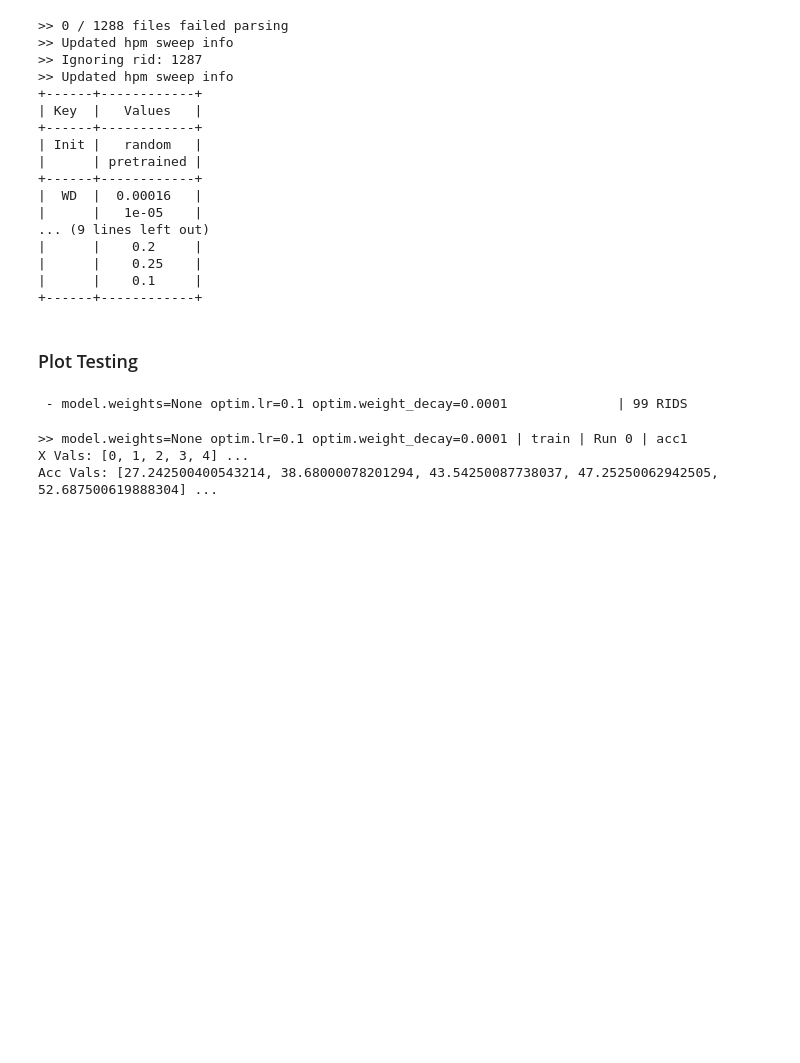
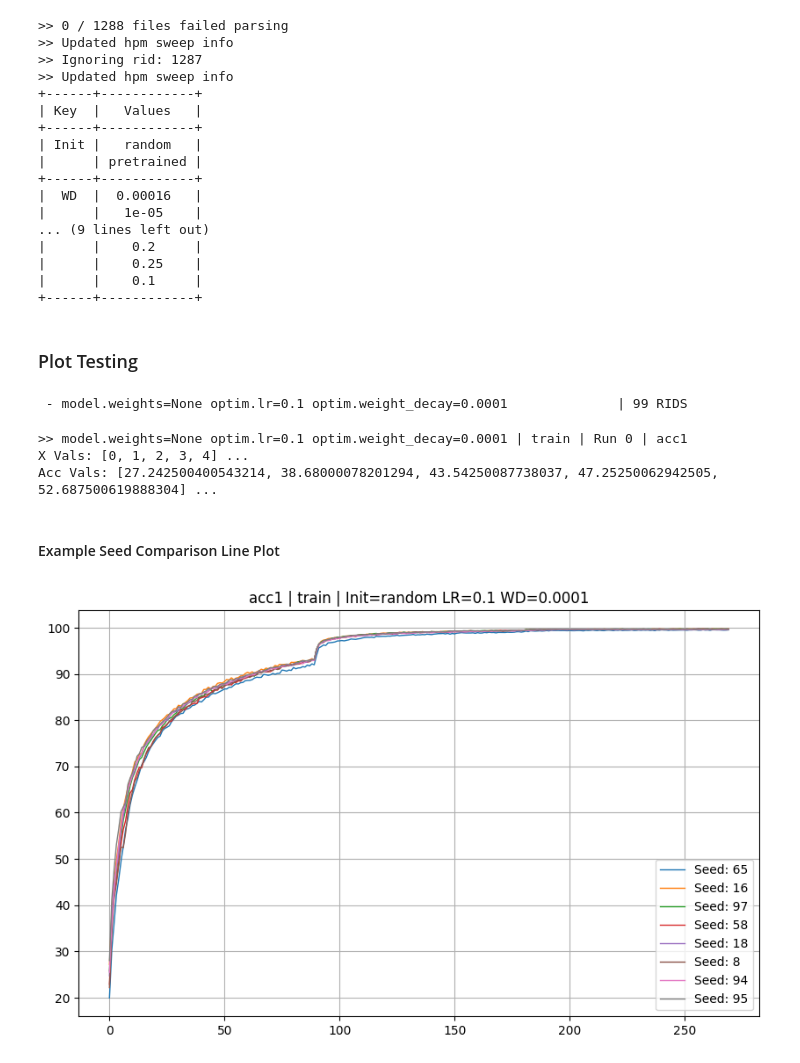
Before and after one commit to drothermel/dr_gen, a Jupyter notebook: notebooks/plot_util_examples.ipynb, the cells around one changed output. Saved outputs shown, nothing was run; the diff lists cells and outputs as text; code cells hidden in the pictures; blank space fills up the shorter version.

Commit message:
test and update the plot and grid plot setup for line plots

```diff
--- a/notebooks/plot_util_examples.ipynb
+++ b/notebooks/plot_util_examples.ipynb
@@ -127,6 +133,7 @@ hpm, rids, rdatas = rdata_tuples[0]
 split = "train"
 run_ind = 0
 metric_name = "acc1"
+num_to_plot = 8
 print(f">> {str(hpm)} | {split} | Run {run_ind} | {metric_name}")
 train_data = rdatas[run_ind].get_split_metrics(split)
 train_xs = train_data.get_xs()
@@ -137,3 +144,16 @@ print("Acc Vals:", train_acc[:5], "...")
 >> model.weights=None optim.lr=0.1 optim.weight_decay=0.0001 | train | Run 0 | acc1
 X Vals: [0, 1, 2, 3, 4] ...
 Acc Vals: [27.242500400543214, 38.68000078201294, 43.54250087738037, 47.25250062942505, 52.687500619888304] ...
+# %% [markdown]
+#### Example Seed Comparison Line Plot
+# %%
+rds = random.sample(rdatas, num_to_plot)
+pu.make_line_plot(
+    [
+        rd.get_split_metrics(split).get_vals(metric_name) for rd in rds
+    ],
+    title=f"{metric_name} | {split} | {rg.get_display_hpm_str(hpm)}",
+    labels=[f"Seed: {rd.hpms._all_values['seed']}" for rd in rds],
+)
+# %% [output]
+[figure, added]
```
Also changed, not shown: parts of 8 cells of this notebook, 1 other file.
